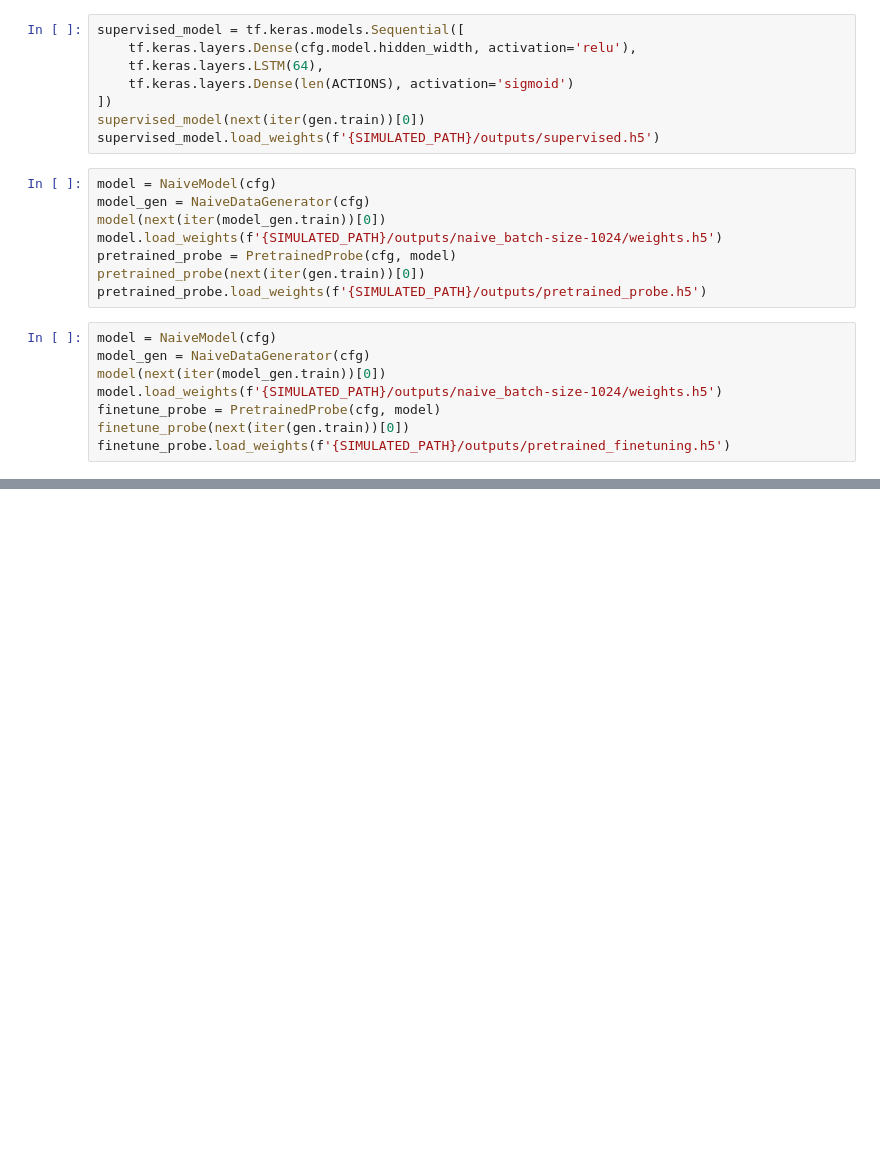
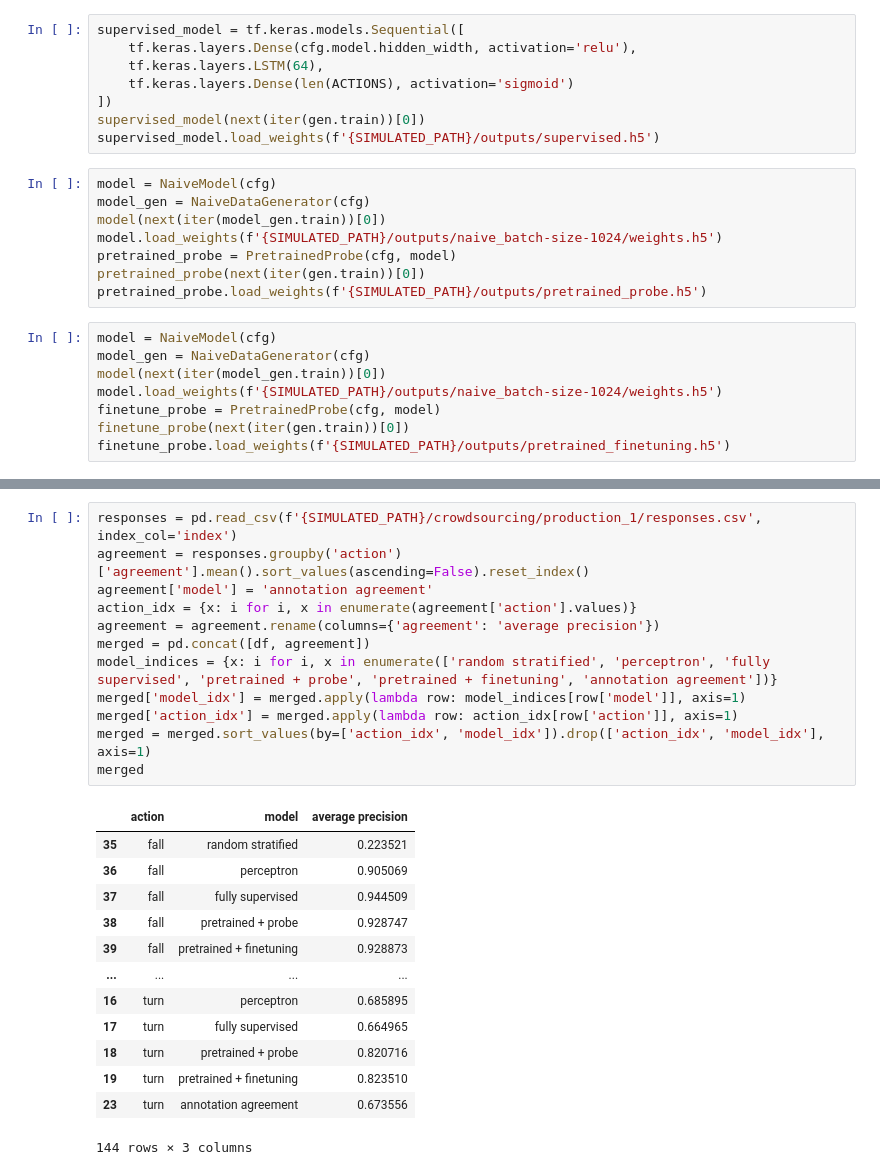
Before and after one commit to PeanutButterC/simulated, a Jupyter notebook: notebook/results.ipynb, the cells around one changed output, grey strips where cells are left out. Cells and saved outputs as stored; diff of their text form; blank space fills up the shorter version.

```diff
--- a/notebook/results.ipynb
+++ b/notebook/results.ipynb
@@ -106 +137,27 @@ df
+# %%
+responses = pd.read_csv(f'{SIMULATED_PATH}/crowdsourcing/production_1/responses.csv', index_col='index')
+agreement = responses.groupby('action')['agreement'].mean().sort_values(ascending=False).reset_index()
+agreement['model'] = 'annotation agreement'
+action_idx = {x: i for i, x in enumerate(agreement['action'].values)}
+agreement = agreement.rename(columns={'agreement': 'average precision'})
+merged = pd.concat([df, agreement])
+model_indices = {x: i for i, x in enumerate(['random stratified', 'perceptron', 'fully supervised', 'pretrained + probe', 'pretrained + finetuning', 'annotation agreement'])}
+merged['model_idx'] = merged.apply(lambda row: model_indices[row['model']], axis=1)
+merged['action_idx'] = merged.apply(lambda row: action_idx[row['action']], axis=1)
+merged = merged.sort_values(by=['action_idx', 'model_idx']).drop(['action_idx', 'model_idx'], axis=1)
+merged
+# %% [output]
+|  | action | model | average precision |
+| 35 | fall | random stratified | 0.223521 |
+| 36 | fall | perceptron | 0.905069 |
+| 37 | fall | fully supervised | 0.944509 |
+| 38 | fall | pretrained + probe | 0.928747 |
+| 39 | fall | pretrained + finetuning | 0.928873 |
+| ... | ... | ... | ... |
+| 16 | turn | perceptron | 0.685895 |
+| 17 | turn | fully supervised | 0.664965 |
+| 18 | turn | pretrained + probe | 0.820716 |
+| 19 | turn | pretrained + finetuning | 0.823510 |
+| 23 | turn | annotation agreement | 0.673556 |
+144 rows × 3 columns
 # %%
```
Also changed, not shown: parts of 9 cells of this notebook, 7 other files.
